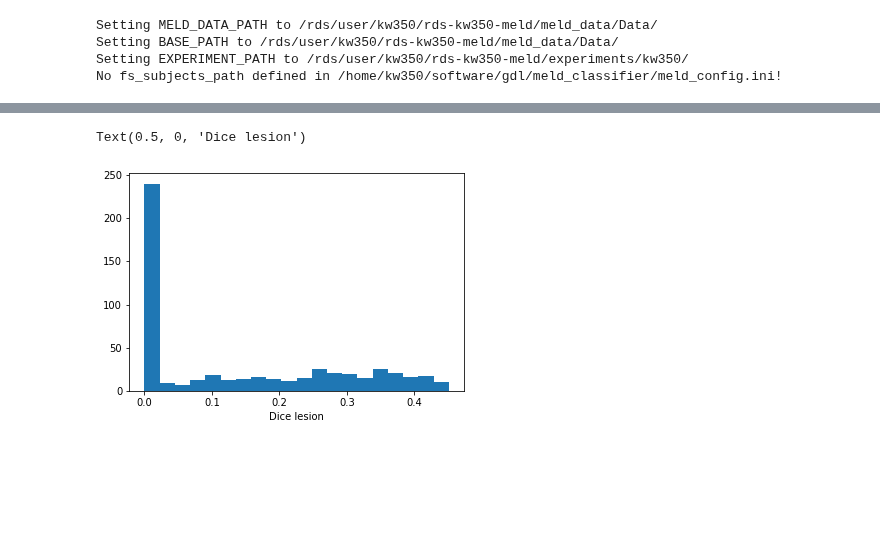
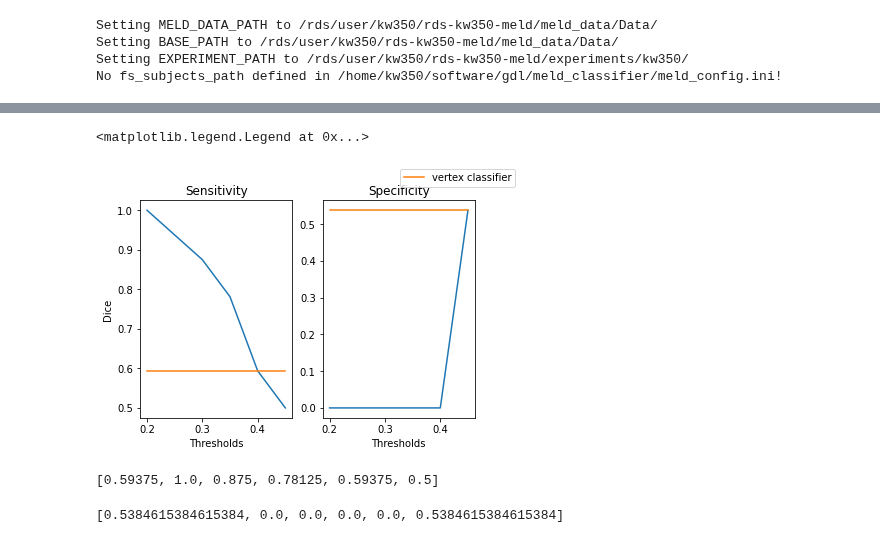
Before and after one commit to MELDProject/meld_graph, a Jupyter notebook: notebooks/baseline_scores.ipynb, the cells around one changed output, grey strips where cells are left out. Drawn from its saved outputs; the diff is of its cells as text; code cells hidden in the pictures; blank space fills up the shorter version.

```diff
--- a/notebooks/baseline_scores.ipynb
+++ b/notebooks/baseline_scores.ipynb
@@ -99,7 +161,27 @@ np.mean(df[df.Group]['Dice_lesion'])
+# %%
+import matplotlib.pyplot as plt
+fig,ax = plt.subplots(1,2)
+ax[0].plot(threshes,sensitivities[1:],)
+ax[0].plot([threshes[0],threshes[-1]],[sensitivities[0],sensitivities[0]],label='vertex classifier')
+ax[0].set_xlabel('Thresholds')
+ax[0].set_ylabel('Dice')
+
+ax[0].set_title("Sensitivity")
+#,stored_nondice
+ax[1].plot(threshes,specificities[1:],)
+ax[1].plot([threshes[0],threshes[-1]],[specificities[0],specificities[0]])
+#,stored_nondice
+ax[1].set_xlabel('Thresholds')
+ax[1].set_title("Specificity")
+fig.legend()
+# %% [output]
+<matplotlib.legend.Legend at 0x...>
+[figure, added]
 # %%
-import matplotlib.pyplot as plt
-plt.hist(df[df.Group]['Dice_lesion'],20);
-plt.xlabel('Dice lesion')
+sensitivities
 # %% [output]
-Text(0.5, 0, 'Dice lesion')
+[0.59375, 1.0, 0.875, 0.78125, 0.59375, 0.5]
-[figure, removed]
+# %%
+specificities
+# %% [output]
+[0.5384615384615384, 0.0, 0.0, 0.0, 0.0, 0.5384615384615384]
```
Also changed, not shown: parts of 12 cells of this notebook.
